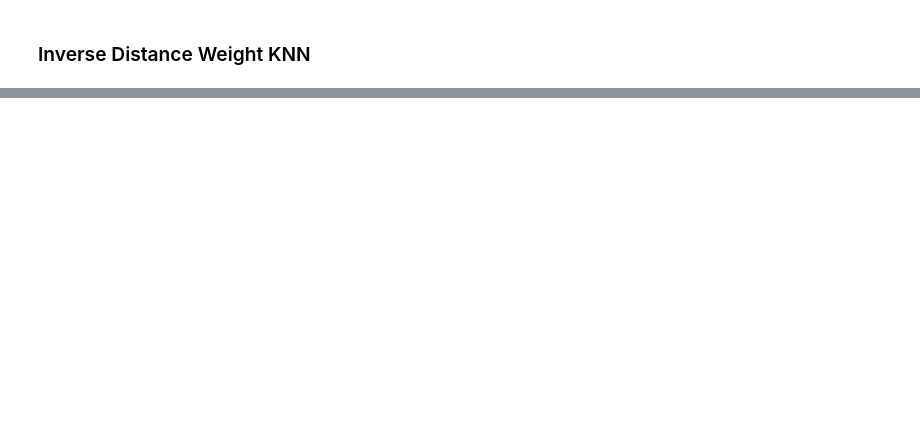
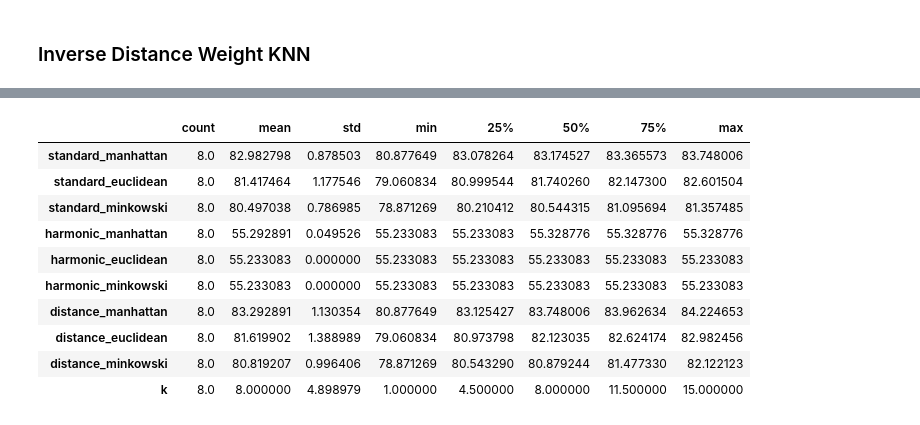
Before and after one commit to alanpbandeira/DAF-projects, a Jupyter notebook: protein_classification/notebooks/KNN-Experiments.ipynb, the cells around one changed output, grey strips where cells are left out. Cells and saved outputs as stored; diff of their text form; code cells hidden in the pictures; blank space fills up the shorter version.

```diff
--- a/protein_classification/notebooks/KNN-Experiments.ipynb
+++ b/protein_classification/notebooks/KNN-Experiments.ipynb
@@ -319,0 +437,14 @@ for model in model_list:
+# %%
+benchmarking.describe().T
+# %% [output]
+|  | count | mean | std | min | 25% | 50% | 75% | max |
+| standard_manhattan | 8.0 | 82.982798 | 0.878503 | 80.877649 | 83.078264 | 83.174527 | 83.365573 | 83.748006 |
+| standard_euclidean | 8.0 | 81.417464 | 1.177546 | 79.060834 | 80.999544 | 81.740260 | 82.147300 | 82.601504 |
+| standard_minkowski | 8.0 | 80.497038 | 0.786985 | 78.871269 | 80.210412 | 80.544315 | 81.095694 | 81.357485 |
+| harmonic_manhattan | 8.0 | 55.292891 | 0.049526 | 55.233083 | 55.233083 | 55.328776 | 55.328776 | 55.328776 |
+| harmonic_euclidean | 8.0 | 55.233083 | 0.000000 | 55.233083 | 55.233083 | 55.233083 | 55.233083 | 55.233083 |
+| harmonic_minkowski | 8.0 | 55.233083 | 0.000000 | 55.233083 | 55.233083 | 55.233083 | 55.233083 | 55.233083 |
+| distance_manhattan | 8.0 | 83.292891 | 1.130354 | 80.877649 | 83.125427 | 83.748006 | 83.962634 | 84.224653 |
+| distance_euclidean | 8.0 | 81.619902 | 1.388989 | 79.060834 | 80.973798 | 82.123035 | 82.624174 | 82.982456 |
+| distance_minkowski | 8.0 | 80.819207 | 0.996406 | 78.871269 | 80.543290 | 80.879244 | 81.477330 | 82.122123 |
+| k | 8.0 | 8.000000 | 4.898979 | 1.000000 | 4.500000 | 8.000000 | 11.500000 | 15.000000 |
```
Also changed, not shown: parts of 15 cells of this notebook, 6 other files.
